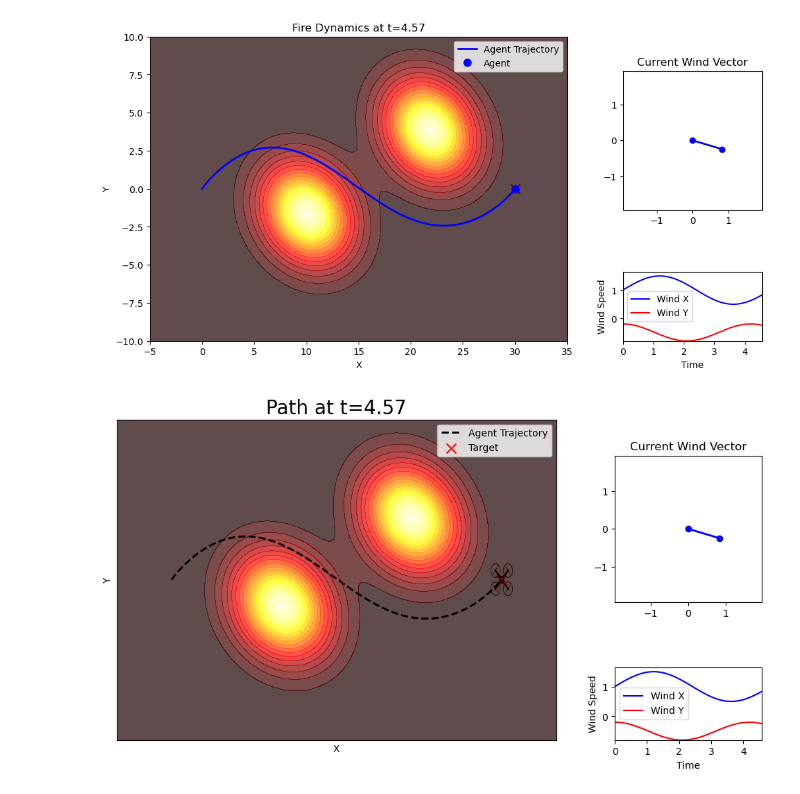
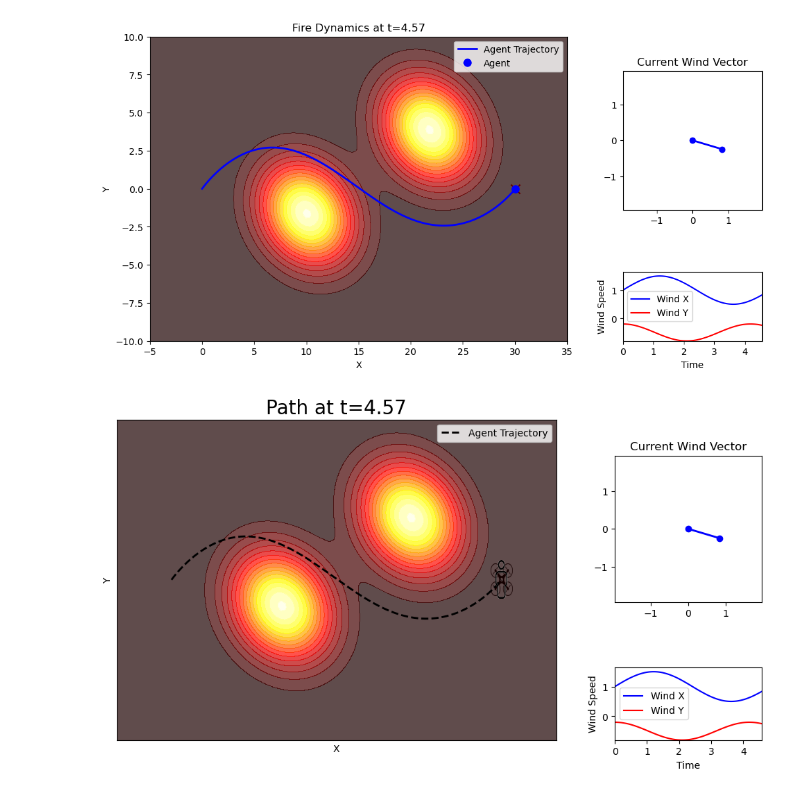
Before and after one commit to mwshumway/Wildfires, a Jupyter notebook: fire2_windvary.ipynb, the cells around one changed output. Cells and saved outputs as stored; diff of their text form; code cells hidden in the pictures.

```diff
--- a/two_fire_vary_wind_avoid.ipynb
+++ b/fire2_windvary.ipynb
@@ -390,7 +390,17 @@ drone_size = 1.0
 drone = main_ax.imshow(drone_img, aspect='auto', extent=[-100, -99, -100, -99])
 
 # Static target
-main_ax.scatter(target[0], target[1], marker='x', color='red', s=100, label='Target')
+target_img = mpimg.imread('images/lil_guy.png')
+target_size = 1.2  # adjust as needed
+
+target_artist = main_ax.imshow(
+    target_img, aspect='auto',
+    extent=[
+        target[0] - target_size, target[0] + target_size,
+        target[1] - target_size, target[1] + target_size
+    ],
+    zorder=5  # make sure it draws above the contour
+)
 main_ax.legend()
 
 main_ax.set_xticks([])
@@ -434,34 +444,34 @@ def update(i):
     vector_ax.plot([0, w1], [0, w2], color=color, linewidth=2, marker='o')
 
     # Update wind over time plot
     wind_line1.set_data(t_values[:i+1], w1_list[:i+1])
     wind_line2.set_data(t_values[:i+1], w2_list[:i+1])
 
     # Update trajectory and current position
     mask = t_eval <= t
     traj_line.set_data(x_traj[mask], y_traj[mask])
     if mask.any():
         x_curr, y_curr = x_traj[mask][-1], y_traj[mask][-1]
         done_extent = [
             x_curr - drone_size, x_curr + drone_size,
             y_curr - drone_size, y_curr + drone_size
         ]
         drone.set_extent(done_extent)
 
     main_ax.set_title(f'Path at t={t:.2f}', fontsize=20)
 
     return [*contour.collections, traj_line, wind_line1, wind_line2]
 
 # Animate
 ani = animation.FuncAnimation(
     fig, update, frames=len(t_values),
     interval=50, blit=False, repeat=True
 )
 
 ani.save('animations/fire2_drone_varyw.mp4', writer='ffmpeg', fps=20)
 plt.show()
 # %% [output]
-[figure, old version]
+[figure, new version]
 # %%
 frame_indices = [30, 70, 99]
 output_filenames = ['fire2_drone_varyw_early.png', 'fire2_drone_varyw_mid.png', 'fire2_drone_varyw_end.png']
```
Also changed, not shown: 23 other files.
